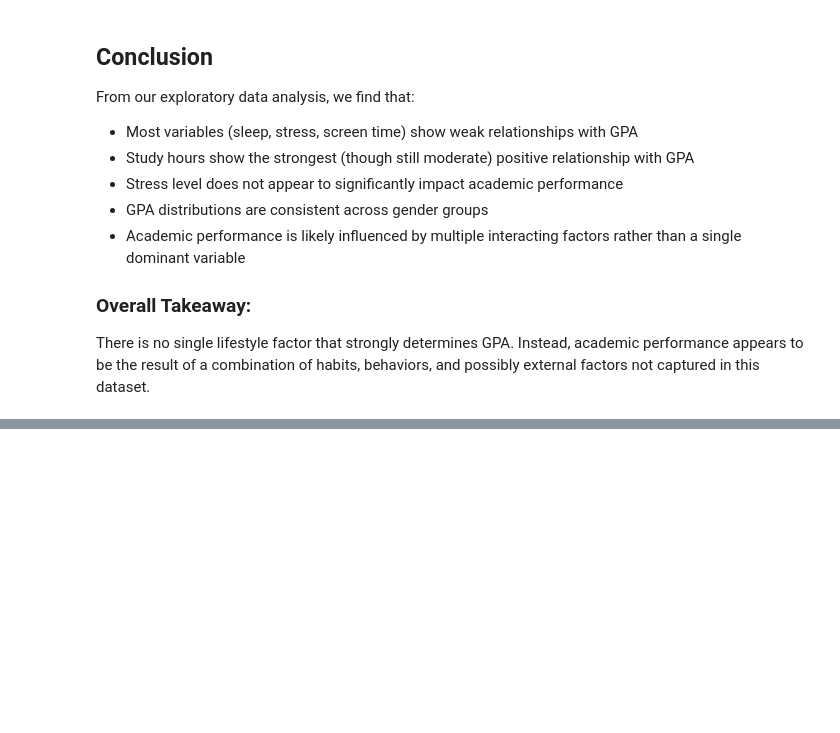
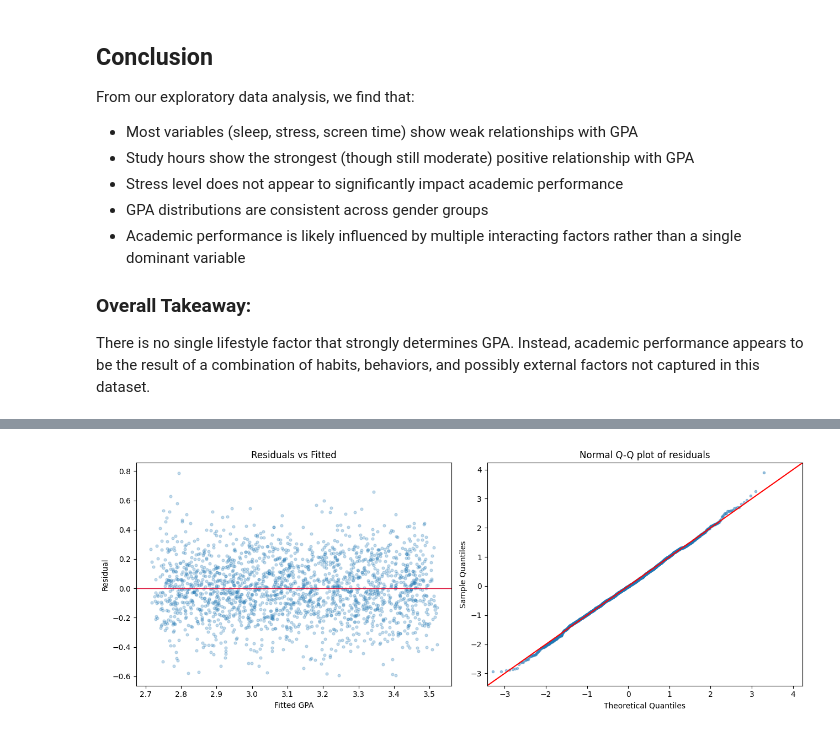
Before and after one commit to YousefAlkhunaizi123/math189project, a Jupyter notebook: math189final.ipynb, the cells around one changed output, grey strips where cells are left out. Saved outputs shown, nothing was run; the diff lists cells and outputs as text; code cells hidden in the pictures; blank space fills up the shorter version.

Commit message:
finished regression modeling

```diff
--- a/math189final.ipynb
+++ b/math189final.ipynb
@@ -362,0 +382,15 @@ There is no single lifestyle factor that strongly determines GPA. Instead, acade
+# %%
+import pandas as pd
+import numpy as np
+import matplotlib.pyplot as plt
+import statsmodels.api as sm
+import statsmodels.formula.api as smf
+
+# Load + clean the lifestyle dataset (same cleaning as clean_cols above).
+# Self-contained, so this section runs regardless of which earlier cells were executed.
+life = pd.read_csv("student_lifestyle_dataset.csv")
+life.columns = life.columns.str.strip().str.lower().str.replace(" ", "_")
+
+PREDS = ["study_hours_per_day", "sleep_hours_per_day",
+         "social_hours_per_day", "physical_activity_hours_per_day"]
+print("n =", len(life), "| has gpa:", "gpa" in life.columns)
@@ -362,0 +399,13 @@ There is no single lifestyle factor that strongly determines GPA. Instead, acade
+# %%
+m1 = smf.ols("gpa ~ study_hours_per_day", data=life).fit()
+m2 = smf.ols("gpa ~ " + " + ".join(PREDS), data=life).fit()
+m3 = smf.ols("gpa ~ " + " + ".join(PREDS) + " + C(stress_level)", data=life).fit()
+
+comparison = pd.DataFrame({
+    "Model": ["M1 (study only)", "M2 (4 activities)", "M3 (+ stress)"],
+    "Predictors": [1, 4, 6],
+    "R2":     [m1.rsquared,     m2.rsquared,     m3.rsquared],
+    "Adj_R2": [m1.rsquared_adj, m2.rsquared_adj, m3.rsquared_adj],
+    "AIC":    [m1.aic,          m2.aic,          m3.aic],
+}).round(4)
+comparison
@@ -362,0 +462,15 @@ There is no single lifestyle factor that strongly determines GPA. Instead, acade
+# %%
+fitted = m2.fittedvalues
+resid  = m2.resid
+
+fig, axes = plt.subplots(1, 2, figsize=(13, 5))
+axes[0].scatter(fitted, resid, alpha=0.25, s=12)
+axes[0].axhline(0, color="crimson", lw=1)
+axes[0].set_xlabel("Fitted GPA"); axes[0].set_ylabel("Residual")
+axes[0].set_title("Residuals vs Fitted")
+
+sm.qqplot(resid, line="45", fit=True, ax=axes[1], markersize=3, alpha=0.4)
+axes[1].set_title("Normal Q-Q plot of residuals")
+plt.tight_layout(); plt.show()
+# %% [output]
+[figure, added]
```
Also changed, not shown: parts of 16 cells of this notebook.
